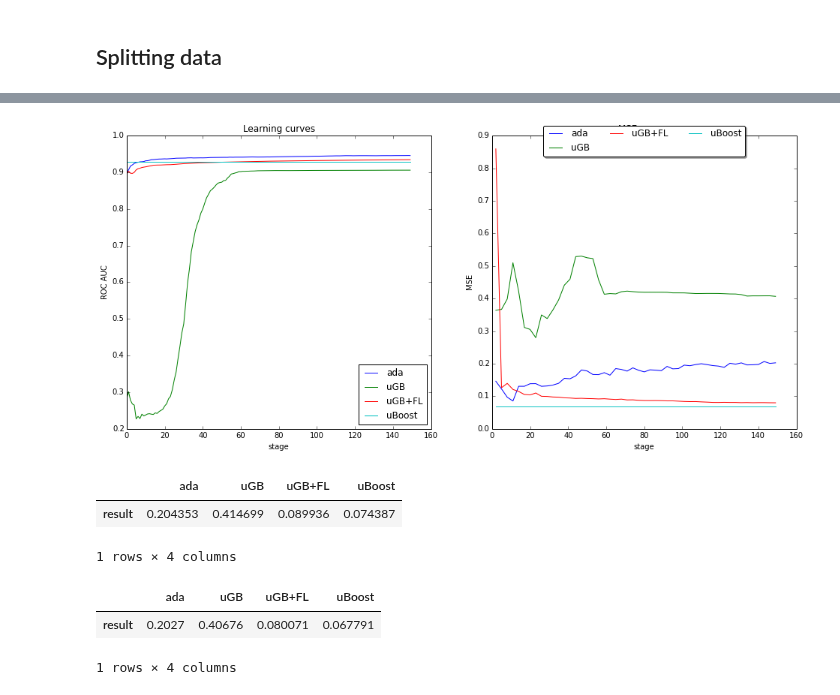
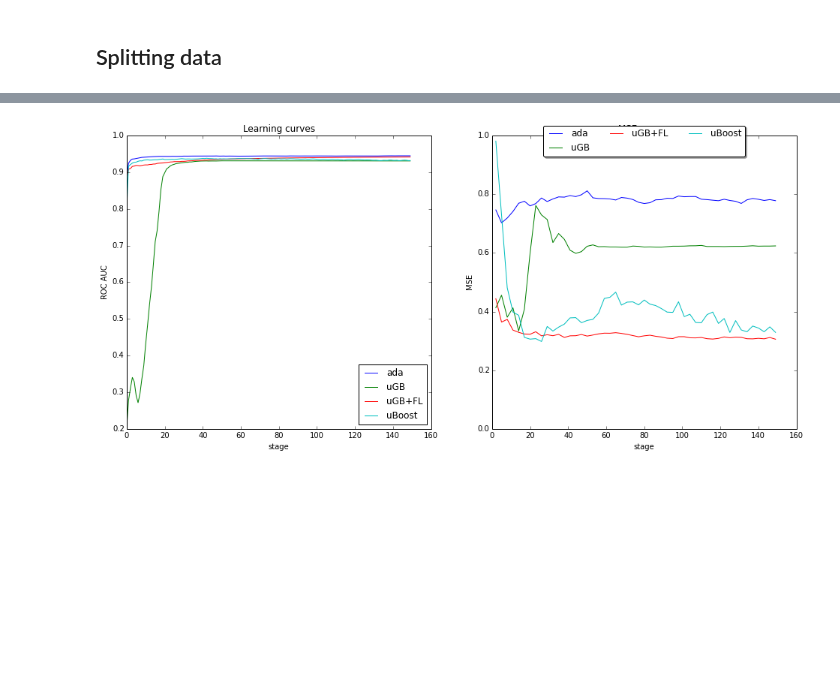
Before and after one commit to anaderi/lhcb_trigger_ml, a Jupyter notebook: IPythonWorkflow/Analysis_KsIntoMuMu.ipynb, the cells around one changed output, grey strips where cells are left out. Saved outputs shown, nothing was run; the diff lists cells and outputs as text; code cells hidden in the pictures; blank space fills up the shorter version.

```diff
--- a/IPythonWorkflow/Analysis_KsIntoMuMu.ipynb
+++ b/IPythonWorkflow/Analysis_KsIntoMuMu.ipynb
@@ -48,4 +67,4 @@ pass
 # %% [markdown]
 ## Splitting data
 # %%
-trainX, testX, trainY, testY = commonutils.my_train_test_split(data, labels, train_size=0.2)
+trainX, testX, trainY, testY = commonutils.my_train_test_split(data, labels, train_size=0.5)
@@ -79,0 +135,15 @@ classifiers['uBoost'] = uboost.uBoostClassifier(uniform_variables=uniform_variab
+# %%
+tos = reports.ClassifiersDict()
+tos['ada'] = HidingClassifier(train_variables=tos_variables,
+                                      base_estimator=AdaBoostClassifier(base_estimator=base_tree, n_estimators=n_estimators))
+
+knnloss = ugb.SimpleKnnLossFunction(uniform_variables, knn=20)
+tos['uGB']    = ugb.MyGradientBoostingClassifier(loss=knnloss, n_estimators=n_estimators,
+                                                         learning_rate=0.5, train_variables=tos_variables, **tree_params)
+
+flatnessloss = ugb.FlatnessLossFunction(uniform_variables, ada_coefficient=0.05)
+tos['uGB+FL'] = ugb.MyGradientBoostingClassifier(loss=flatnessloss, n_estimators=n_estimators,
+                                                         learning_rate=0.4, train_variables=tos_variables, **tree_params)
+
+tos.fit(trainX, trainY, ipc_profile=ipc_profile)
+pass
@@ -79,0 +152,4 @@ classifiers['uBoost'] = uboost.uBoostClassifier(uniform_variables=uniform_variab
+# %%
+%%time
+tos['uBoost'] = uboost.uBoostClassifier(uniform_variables=uniform_variables, train_variables=tos_variables,
+            n_estimators=n_estimators, base_estimator=base_tree, efficiency_steps=11, ipc_profile=ipc_profile).fit(trainX, trainY)
@@ -82,2 +161,3 @@ classifiers['uBoost'] = uboost.uBoostClassifier(uniform_variables=uniform_variab
 # %%
-preds = classifiers.test_on(testX, testY, low_memory=False)
+tos_preds = tos.test_on(testX, testY, low_memory=False)
+tos_preds.efficiency(uniform_variables=uniform_variables)
@@ -84,20 +172,7 @@ preds = classifiers.test_on(testX, testY, low_memory=False)
 # %%
-# break
 figure(figsize=(16, 7))
-subplot(121), title('Learning curves'), preds.learning_curves()
-subplot(122), title('MSE curves')     , preds.mse_curves(uniform_variables=uniform_variables, step=3)
+subplot(121), title('Learning curves'), tos_preds.learning_curves()
+subplot(122), title('MSE curves')     , tos_preds.mse_curves(uniform_variables=uniform_variables, step=3)
 show()
 # %% [output]
-[figure, old version]
+[figure, new version]
-# %%
-pandas.DataFrame(preds._compute_mse(['Bmass'], n_bins=30))
-# %% [output]
-|  | ada | uGB | uGB+FL | uBoost |
-| result | 0.204353 | 0.414699 | 0.089936 | 0.074387 |
-1 rows × 4 columns
-# %%
-pandas.DataFrame(preds._compute_mse(['Bmass'], n_bins=20))
-# %% [output]
-|  | ada | uGB | uGB+FL | uBoost |
-| result | 0.2027 | 0.40676 | 0.080071 | 0.067791 |
-1 rows × 4 columns
```
Also changed, not shown: parts of 31 cells of this notebook.
